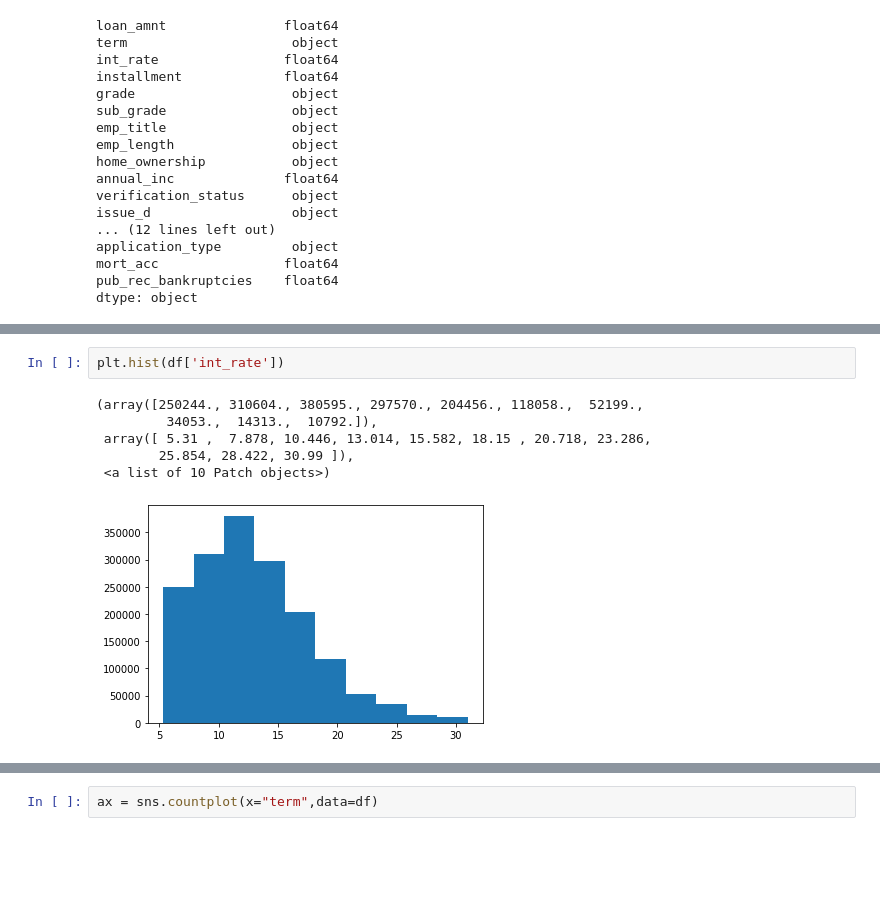
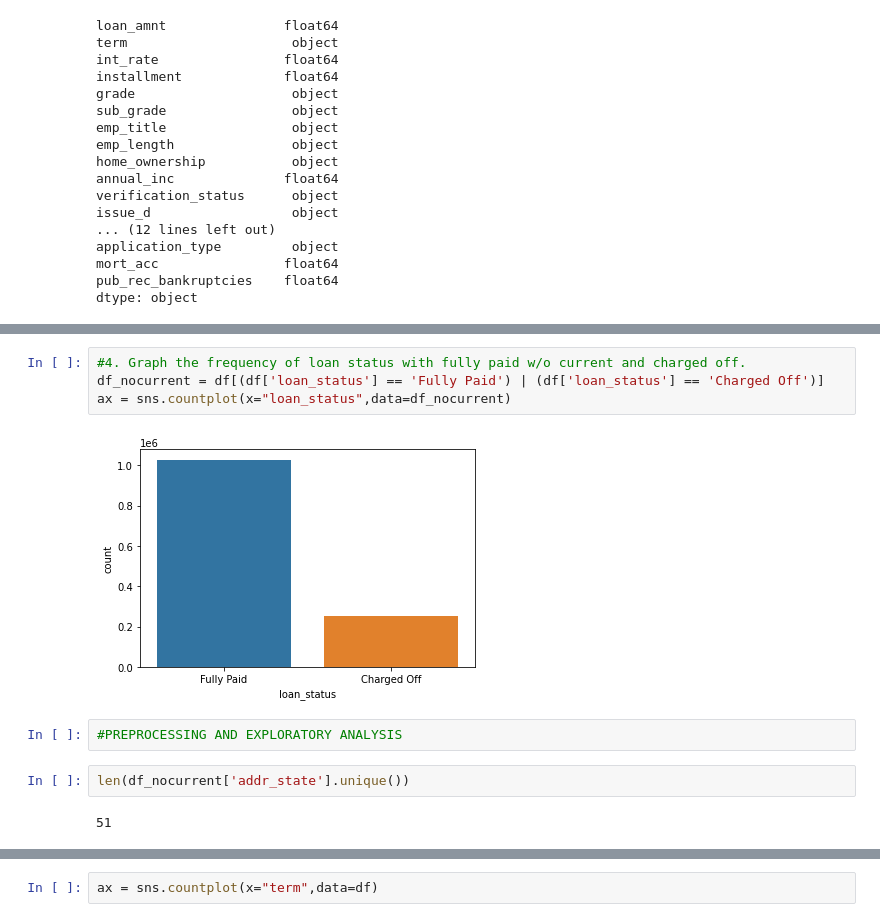
Before and after one commit to laussin86/Capstone-project, a Jupyter notebook: Loan_Default_Project.ipynb, the cells around one changed output, grey strips where cells are left out. Cells and saved outputs as stored; diff of their text form; blank space fills up the shorter version.

```diff
--- a/Loan_Default_Project.ipynb
+++ b/Loan_Default_Project.ipynb
@@ -232,9 +86,12 @@ plt.hist(df['annual_inc'])
-# %%
-plt.hist(df['int_rate'])
-# %% [output]
-(array([250244., 310604., 380595., 297570., 204456., 118058.,  52199.,
-         34053.,  14313.,  10792.]),
- array([ 5.31 ,  7.878, 10.446, 13.014, 15.582, 18.15 , 20.718, 23.286,
-        25.854, 28.422, 30.99 ]),
- <a list of 10 Patch objects>)
-[figure, removed]
+# %%
+#4. Graph the frequency of loan status with fully paid w/o current and charged off.
+df_nocurrent = df[(df['loan_status'] == 'Fully Paid') | (df['loan_status'] == 'Charged Off')]
+ax = sns.countplot(x="loan_status",data=df_nocurrent)
+# %% [output]
+[figure, added]
+# %%
+#PREPROCESSING AND EXPLORATORY ANALYSIS
+# %%
+len(df_nocurrent['addr_state'].unique())
+# %% [output]
+51
```
Also changed, not shown: parts of 78 cells of this notebook.
